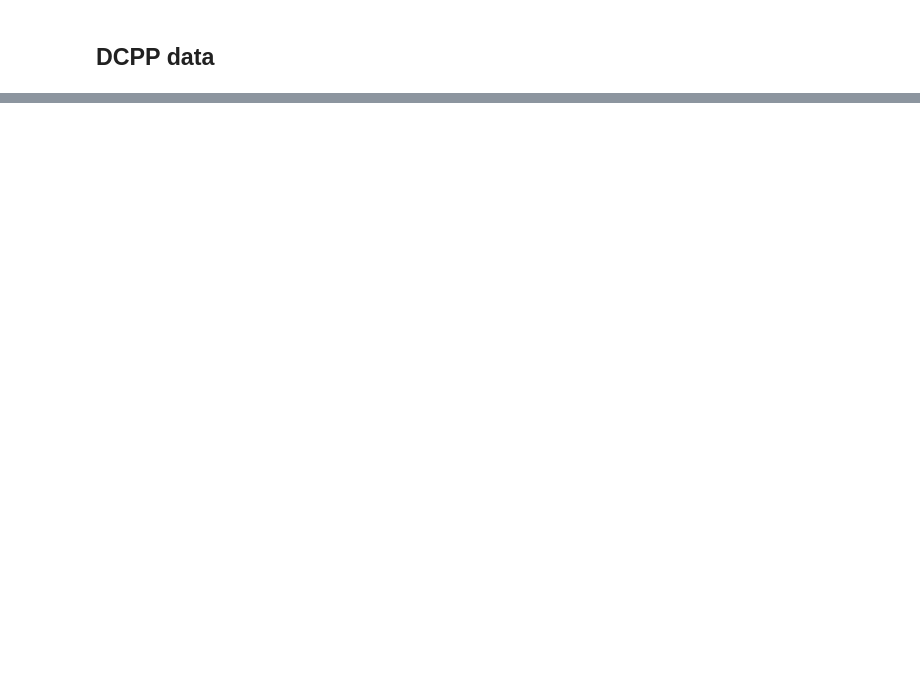
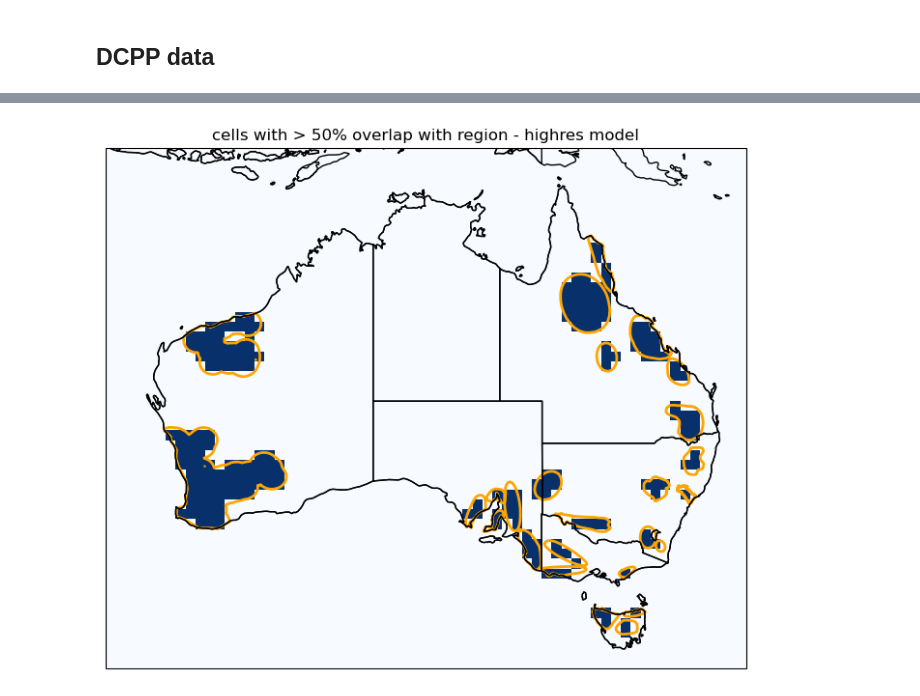
Before and after one commit to AusClimateService/unseen-projects, a Jupyter notebook: project-wind-drought/testing.ipynb, the cells around one changed output, grey strips where cells are left out. Drawn from its saved outputs; the diff is of its cells as text; code cells hidden in the pictures; blank space fills up the shorter version.

```diff
--- a/project-wind-drought/testing.ipynb
+++ b/project-wind-drought/testing.ipynb
@@ -55,0 +135,4 @@ ds_highres = xr.open_dataset(infile_highres)
+# %%
+plot_mask('50pct', 'highres')
+# %% [output]
+[figure, added]
```
Also changed, not shown: parts of 36 cells of this notebook, 1 other file.
